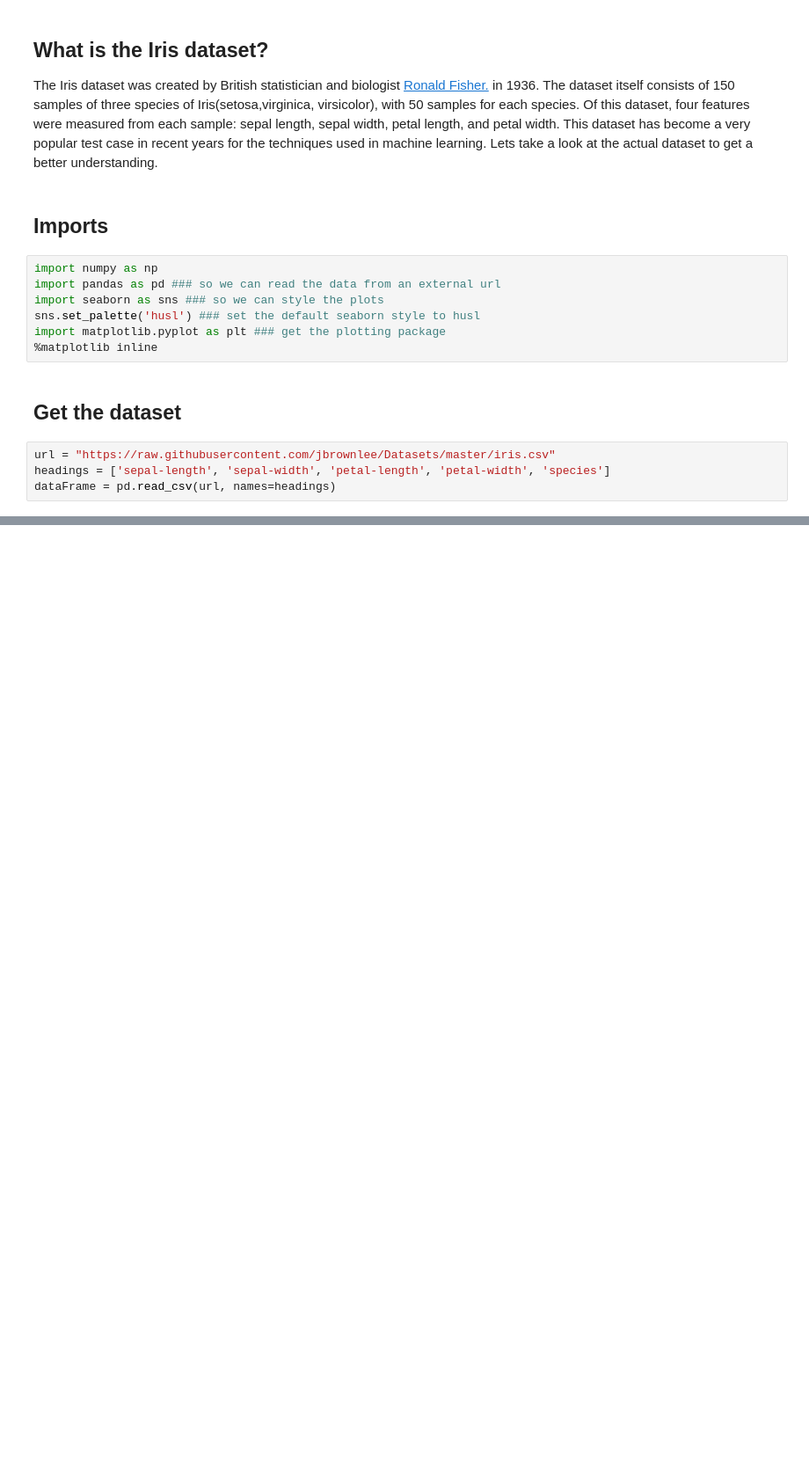
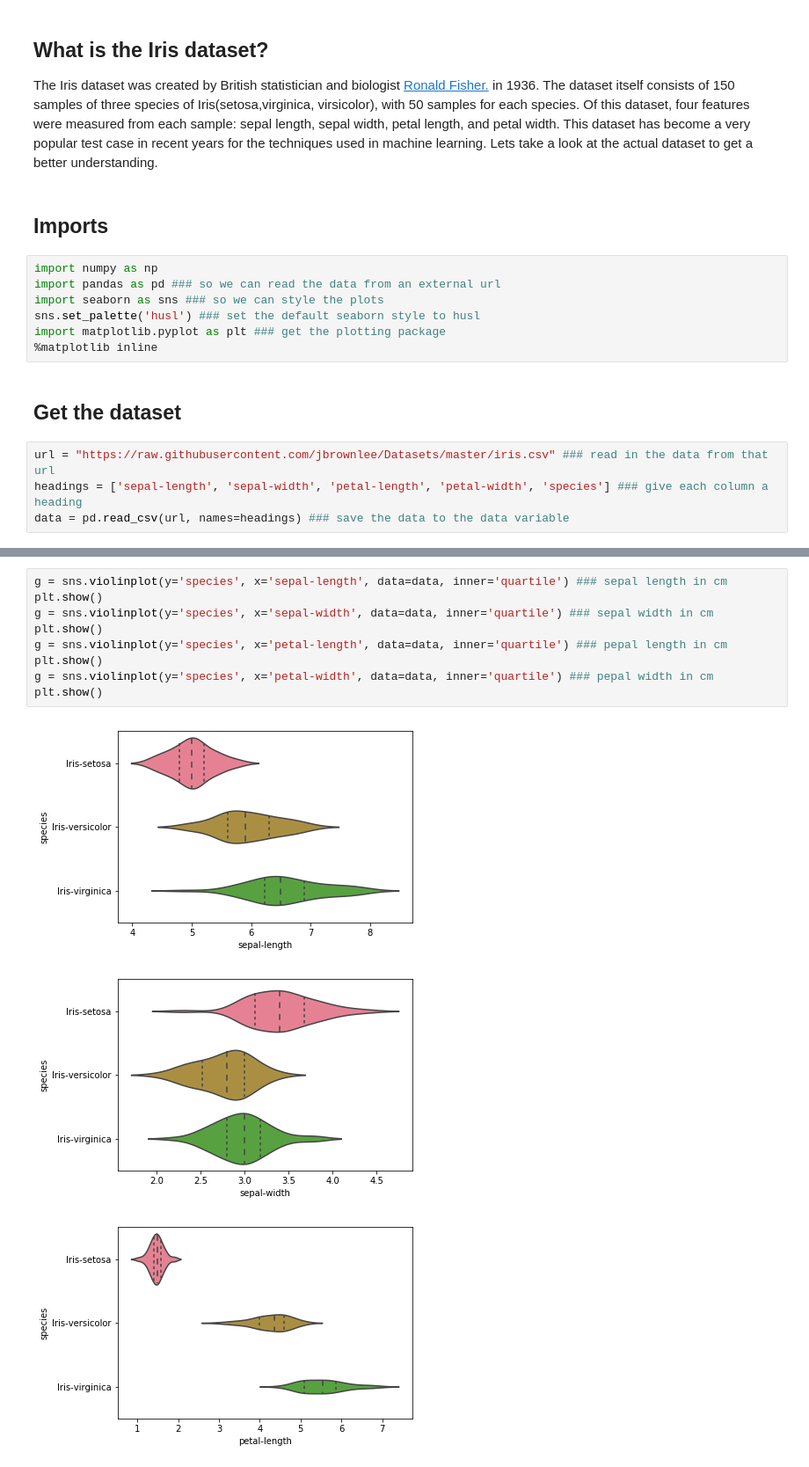
Before and after one commit to garyconnelly1/EmergingTechnology, a Jupyter notebook: Iris dataset notebook/Iris Dataset.ipynb, the cells around one changed output, grey strips where cells are left out. Shown at 88% size. Saved outputs shown, nothing was run; the diff lists cells and outputs as text; blank space fills up the shorter version.

Commit message:
adding data visualizations

```diff
--- a/Iris dataset notebook/Iris Dataset.ipynb
+++ b/Iris dataset notebook/Iris Dataset.ipynb
@@ -17,6 +17,6 @@ import matplotlib.pyplot as plt ### get the plotting package
 # %% [markdown]
 ## Get the dataset
 # %%
-url = "https://raw.githubusercontent.com/jbrownlee/Datasets/master/iris.csv"
-headings = ['sepal-length', 'sepal-width', 'petal-length', 'petal-width', 'species']
-dataFrame = pd.read_csv(url, names=headings)
+url = "https://raw.githubusercontent.com/jbrownlee/Datasets/master/iris.csv" ### read in the data from that url
+headings = ['sepal-length', 'sepal-width', 'petal-length', 'petal-width', 'species'] ### give each column a heading
+data = pd.read_csv(url, names=headings) ### save the data to the data variable
@@ -24,0 +81,13 @@ dataFrame = pd.read_csv(url, names=headings)
+# %%
+g = sns.violinplot(y='species', x='sepal-length', data=data, inner='quartile') ### sepal length in cm
+plt.show()
+g = sns.violinplot(y='species', x='sepal-width', data=data, inner='quartile') ### sepal width in cm
+plt.show()
+g = sns.violinplot(y='species', x='petal-length', data=data, inner='quartile') ### pepal length in cm
+plt.show()
+g = sns.violinplot(y='species', x='petal-width', data=data, inner='quartile') ### pepal width in cm
+plt.show()
+# %% [output]
+[figure, added]
+[figure, added]
+[figure, added]
```
Also changed, not shown: parts of 14 cells of this notebook.
